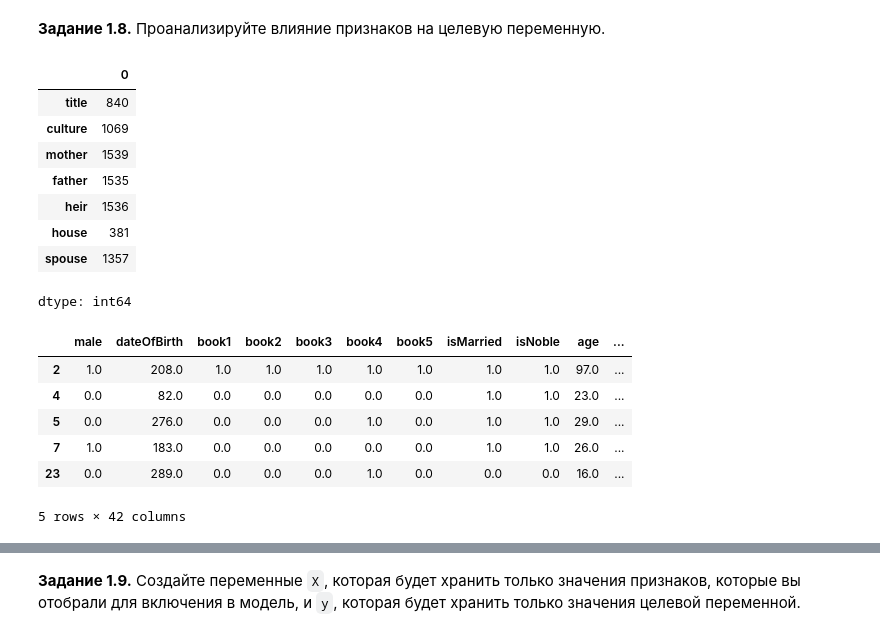
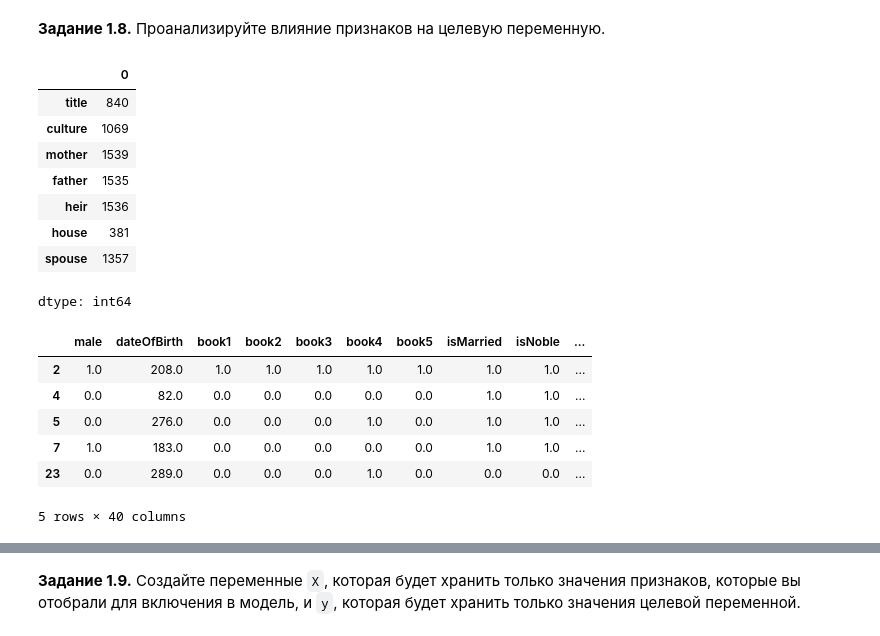
Before and after one commit to GodNaoborot/Deep-Learning-School-2026, a Jupyter notebook: week_01_ml_intro/Homework/hw_1_game_of_thrones.ipynb, the cells around one changed output, grey strips where cells are left out. Cells and saved outputs as stored; diff of their text form; code cells hidden in the pictures.

```diff
--- a/week_01_ml_intro/Homework/hw_1_game_of_thrones.ipynb
+++ b/week_01_ml_intro/Homework/hw_1_game_of_thrones.ipynb
@@ -461,55 +461,56 @@ Index(['name', 'title', 'culture', 'mother', 'father', 'heir', 'house',
       dtype='object')
 # %% [markdown]
 **Задание 1.8.** Проанализируйте влияние признаков на целевую переменную.
+# %%
+missing = data[cat_cols].isna().sum()
+display(missing[missing > 0])
+# %% [output]
+|  | 0 |
+| title | 840 |
+| culture | 1069 |
+| mother | 1539 |
+| father | 1535 |
+| heir | 1536 |
+| house | 381 |
+| spouse | 1357 |
+dtype: int64
 # %%
 from sklearn.preprocessing import OneHotEncoder
 
-missing = data[cat_cols].isna().sum()
-display(missing[missing > 0])
+
 
 def cat_cols_preprocessing(data):
   main_houses = data['house'].value_counts(sort=True)[:10].index
   data['have_family'] = np.where(data[['mother', 'father', 'heir']].isna().sum(axis=1) > 0, 0, 1)
   data['main_house'] = data['house'].where(data['house'].isin(main_houses), 'unknown')
   #data['culture'] = data['culture'].str.strip().str.lower().str.replace(r"\b(\w*)man\b", r"\1men", regex=True)
   #main_cultures = data['culture'].value_counts(sort=True)[:12].index
   #data['main_culture'] = data['culture'].where(data['culture'].isin(main_cultures), 'unknown')
   data['have_spouse'] = np.where(data['spouse'].isna(), 0, 1)
-  data['missing_age'] = np.where(data['age'].isna(), 1, 0)
-  data['age'] = data['age'].fillna(-9999)
   data = data.drop(['title', 'father', 'mother', 'spouse',
                     'heir', 'culture', 'house', 'isAliveMother',
                     'isAliveFather', 'isAliveHeir', 'isAliveSpouse',
-                    'name'], axis=1)
+                    'name', 'age'], axis=1)
 
-  ohe = OneHotEncoder()
-  coded = ohe.fit_transform(data[['main_house', 'culture_grouped']]).toarray()
-  names = ohe.get_feature_names_out()
-  coded_data = pd.DataFrame(data=coded, columns=names)
-  data = data.drop(['main_house', 'culture_grouped'], axis=1)
-
-  data = pd.concat([data, coded_data], axis=1)
-
-  return data, ohe
+  return data
 
 
-data, ohe = cat_cols_preprocessing(data)
+data = cat_cols_preprocessing(data)
 data = data.dropna()
+
+ohe = OneHotEncoder(handle_unknown='ignore')
+coded = ohe.fit_transform(data[['main_house', 'culture_grouped']]).toarray()
+names = ohe.get_feature_names_out()
+coded_data = pd.DataFrame(data=coded, columns=names)
+data = data.drop(['main_house', 'culture_grouped'], axis=1)
+
+data = pd.concat([data, coded_data], axis=1)
 data.head()
 # %% [output]
-|  | 0 |
-| title | 840 |
-| culture | 1069 |
-| mother | 1539 |
-| father | 1535 |
-| heir | 1536 |
-| house | 381 |
-| spouse | 1357 |
+|  | male | dateOfBirth | book1 | book2 | book3 | book4 | book5 | isMarried | isNoble | ... |
+| 2 | 1.0 | 208.0 | 1.0 | 1.0 | 1.0 | 1.0 | 1.0 | 1.0 | 1.0 | ... |
+| 4 | 0.0 | 82.0 | 0.0 | 0.0 | 0.0 | 0.0 | 0.0 | 1.0 | 1.0 | ... |
+| 5 | 0.0 | 276.0 | 0.0 | 0.0 | 0.0 | 1.0 | 0.0 | 1.0 | 1.0 | ... |
+| 7 | 1.0 | 183.0 | 0.0 | 0.0 | 0.0 | 0.0 | 0.0 | 1.0 | 1.0 | ... |
+| 23 | 0.0 | 289.0 | 0.0 | 0.0 | 0.0 | 1.0 | 0.0 | 0.0 | 0.0 | ... |
-dtype: int64
+5 rows × 40 columns
-|  | male | dateOfBirth | book1 | book2 | book3 | book4 | book5 | isMarried | isNoble | age | ... |
-| 2 | 1.0 | 208.0 | 1.0 | 1.0 | 1.0 | 1.0 | 1.0 | 1.0 | 1.0 | 97.0 | ... |
-| 4 | 0.0 | 82.0 | 0.0 | 0.0 | 0.0 | 0.0 | 0.0 | 1.0 | 1.0 | 23.0 | ... |
-| 5 | 0.0 | 276.0 | 0.0 | 0.0 | 0.0 | 1.0 | 0.0 | 1.0 | 1.0 | 29.0 | ... |
-| 7 | 1.0 | 183.0 | 0.0 | 0.0 | 0.0 | 0.0 | 0.0 | 1.0 | 1.0 | 26.0 | ... |
-| 23 | 0.0 | 289.0 | 0.0 | 0.0 | 0.0 | 1.0 | 0.0 | 0.0 | 0.0 | 16.0 | ... |
-5 rows × 42 columns
```
Also changed, not shown: parts of 11 cells of this notebook.
